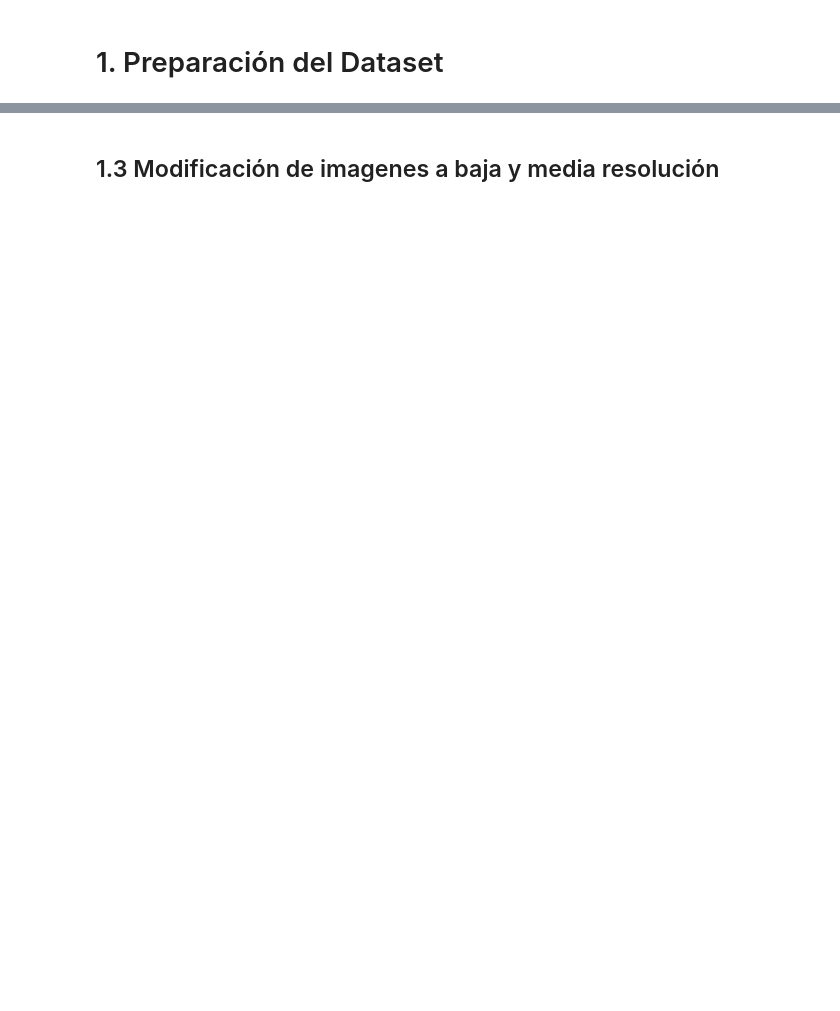
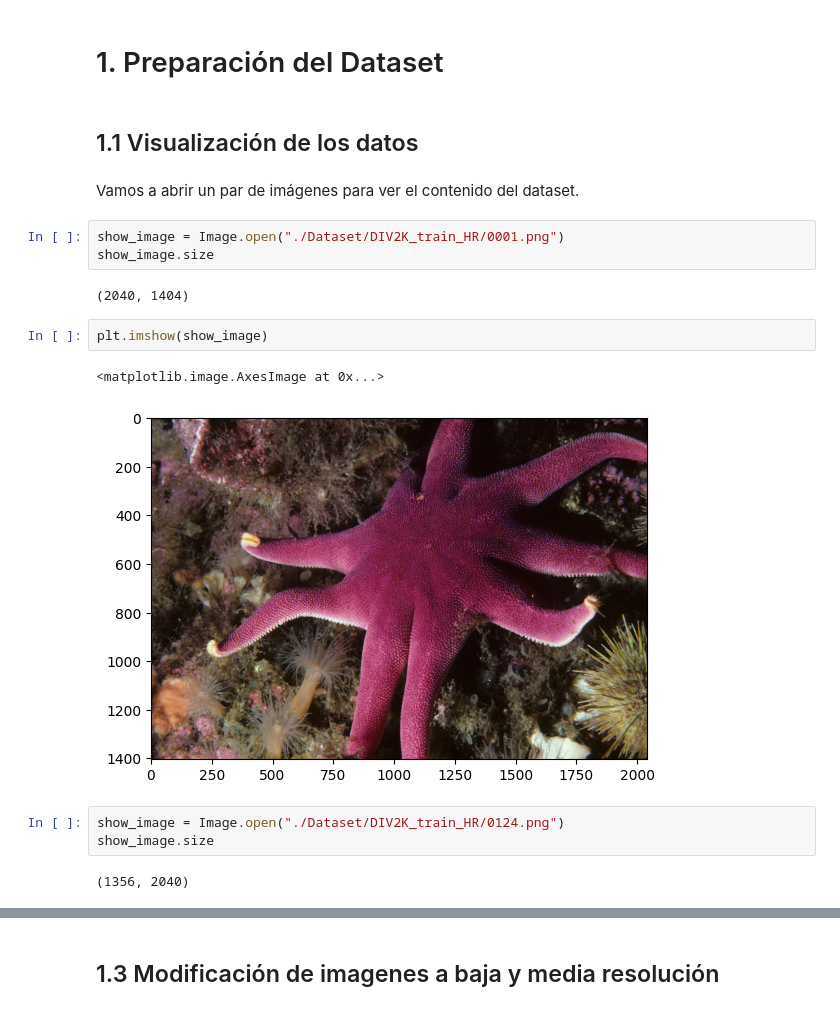
Before and after one commit to dmarintwentychu/TFG, a Jupyter notebook: Code/TFGCode/TFGFinalNotebook.ipynb, the cells around one changed output, grey strips where cells are left out. Saved outputs shown, nothing was run; the diff lists cells and outputs as text; blank space fills up the shorter version.

Commit message:
point 1 datasets_creation

```diff
--- a/Code/TFGCode/TFGFinalNotebook.ipynb
+++ b/Code/TFGCode/TFGFinalNotebook.ipynb
@@ -27,2 +37,21 @@
 # %% [markdown]
 # 1. Preparación del Dataset <a id="preparaciondataset"></a>
+# %% [markdown]
+## 1.1 Visualización de los datos <a id="visualizaciondatos"></a>
+# %% [markdown]
+Vamos a abrir un par de imágenes para ver el contenido del dataset.
+# %%
+show_image = Image.open("./Dataset/DIV2K_train_HR/0001.png")
+show_image.size
+# %% [output]
+(2040, 1404)
+# %%
+plt.imshow(show_image)
+# %% [output]
+<matplotlib.image.AxesImage at 0x...>
+[figure, added]
+# %%
+show_image = Image.open("./Dataset/DIV2K_train_HR/0124.png")
+show_image.size
+# %% [output]
+(1356, 2040)
```
Also changed, not shown: parts of 30 cells of this notebook, 1 other file.
